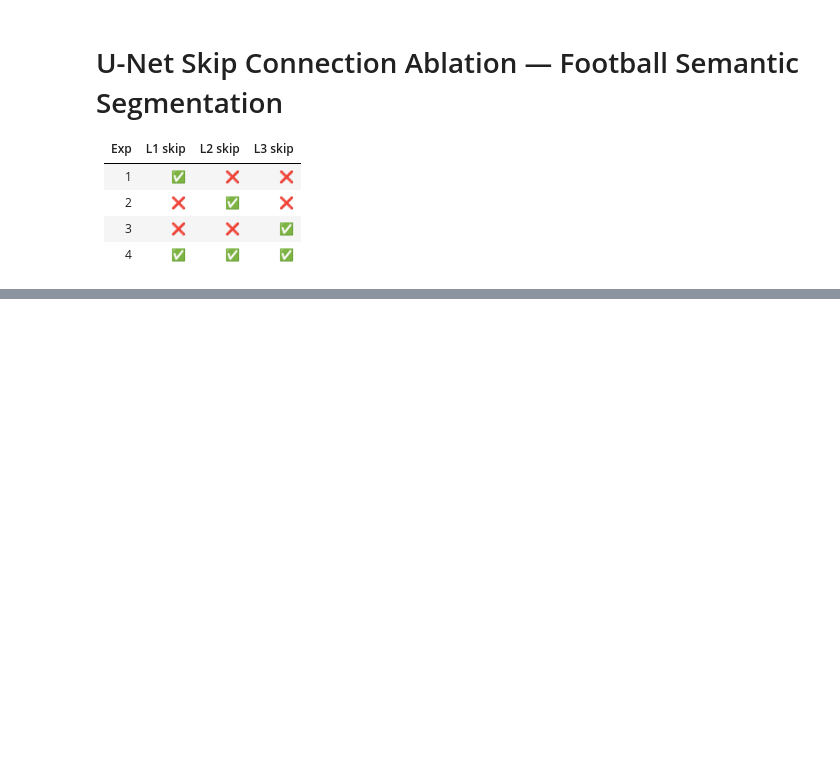
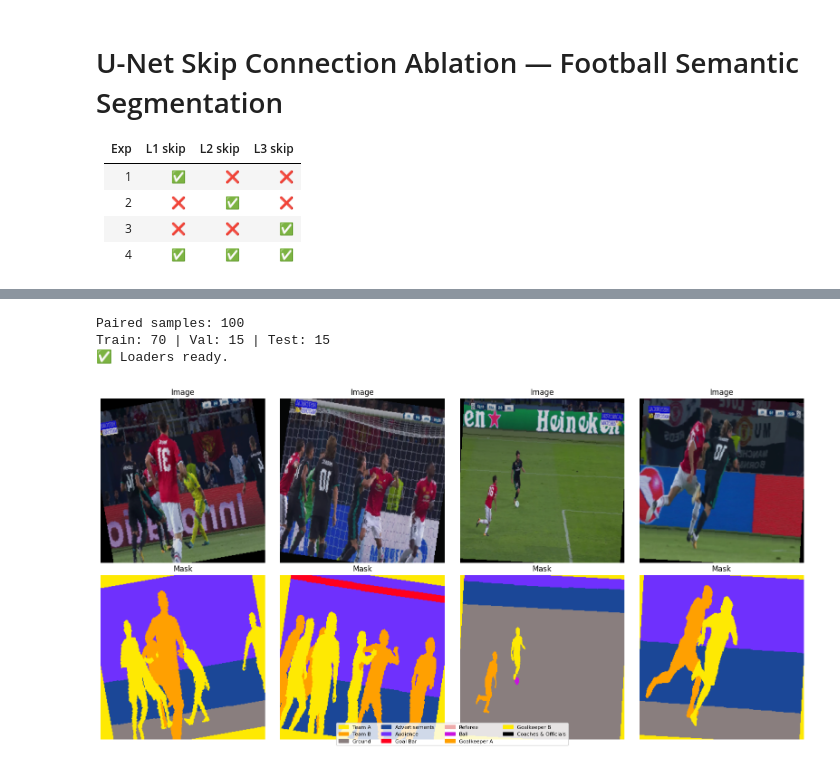
Before and after one commit to mohammedrefai20/Computer-Vision-Course, a Jupyter notebook: lab 2/unet_football.ipynb, the cells around one changed output, grey strips where cells are left out. Saved outputs shown, nothing was run; the diff lists cells and outputs as text; code cells hidden in the pictures; blank space fills up the shorter version.

```diff
--- a/lab 2/unet_football.ipynb
+++ b/lab 2/unet_football.ipynb
@@ -140,17 +196,21 @@ print('Dataset class defined.')
 # %%
-# ── Build splits ──────────────────────────────────────────────────────────────
+# ── Build splits (ordered — no shuffle to avoid video frame leakage) ──────────
 image_files = []
 for p in sorted(IMAGE_DIR.glob('*.jpg')):
-    if Path(str(p) + '___save.png').exists():
+    if Path(str(p) + '___fuse.png').exists():
         image_files.append(str(p))
 
 print(f'Paired samples: {len(image_files)}')
 assert len(image_files) > 0, 'No paired samples found!'
 
-train_files, temp_files = train_test_split(
-    image_files, test_size=VAL_SPLIT+TEST_SPLIT, random_state=SEED)
-val_files, test_files = train_test_split(
-    temp_files, test_size=TEST_SPLIT/(VAL_SPLIT+TEST_SPLIT), random_state=SEED)
+# Ordered split: first 70% train, next 15% val, last 15% test
+n       = len(image_files)
+n_train = int(n * 0.70)
+n_val   = int(n * 0.15)
+
+train_files = image_files[:n_train]
+val_files   = image_files[n_train : n_train + n_val]
+test_files  = image_files[n_train + n_val:]
 
 print(f'Train: {len(train_files)} | Val: {len(val_files)} | Test: {len(test_files)}')
 
@@ -158,27 +218,40 @@ train_ds = FootballSegDataset(train_files, IMAGE_SIZE, augment=True)
 val_ds   = FootballSegDataset(val_files,   IMAGE_SIZE, augment=False)
 test_ds  = FootballSegDataset(test_files,  IMAGE_SIZE, augment=False)
 
-train_loader = DataLoader(train_ds, batch_size=BATCH_SIZE, shuffle=True,  num_workers=2, pin_memory=True)
-val_loader   = DataLoader(val_ds,   batch_size=BATCH_SIZE, shuffle=False, num_workers=2, pin_memory=True)
-test_loader  = DataLoader(test_ds,  batch_size=BATCH_SIZE, shuffle=False, num_workers=2, pin_memory=True)
+train_loader = DataLoader(train_ds, batch_size=BATCH_SIZE, shuffle=True,
+                           num_workers=2, pin_memory=True)
+val_loader   = DataLoader(val_ds,   batch_size=BATCH_SIZE, shuffle=False,
+                           num_workers=2, pin_memory=True)
+test_loader  = DataLoader(test_ds,  batch_size=BATCH_SIZE, shuffle=False,
+                           num_workers=2, pin_memory=True)
 print('✅ Loaders ready.')
+# %% [output]
+Paired samples: 100
+Train: 70 | Val: 15 | Test: 15
+✅ Loaders ready.
 # %%
 # ── Quick visual check ────────────────────────────────────────────────────────
 mean = np.array([0.485,0.456,0.406]); std = np.array([0.229,0.224,0.225])
 def denorm(t): return np.clip(t.permute(1,2,0).cpu().numpy()*std+mean, 0, 1)
 def colorise(mask_np):
     rgb = np.zeros((*mask_np.shape, 3), dtype=np.uint8)
-    for i,c in enumerate(PALETTE): rgb[mask_np==i] = c
+    for color, idx in COLOR_TO_CLASS.items():
+        rgb[mask_np==idx] = list(color)
     return rgb
 
 imgs, masks = next(iter(train_loader))
 fig, axes = plt.subplots(2, 4, figsize=(16,8))
 for i in range(4):
     axes[0,i].imshow(denorm(imgs[i])); axes[0,i].set_title('Image'); axes[0,i].axis('off')
     axes[1,i].imshow(colorise(masks[i].numpy())); axes[1,i].set_title('Mask'); axes[1,i].axis('off')
-patches = [mpatches.Patch(color=[c/255 for c in PALETTE[i]], label=CLASS_NAMES[i]) for i in range(NUM_CLASSES)]
+patches = [mpatches.Patch(color=[c/255 for c in color], label=CLASS_NAMES[idx])
+           for color, idx in COLOR_TO_CLASS.items()]
 fig.legend(handles=patches, loc='lower center', ncol=4, fontsize=8)
-plt.tight_layout(); plt.savefig('/kaggle/working/sample_batch.png', dpi=120, bbox_inches='tight'); plt.show()
+plt.tight_layout()
+plt.savefig('/kaggle/working/sample_batch.png', dpi=120, bbox_inches='tight')
+plt.show()
+# %% [output]
+[figure, added]
 # %%
 # ── U-Net Architecture ────────────────────────────────────────────────────────
 # skip_mask = [L1, L2, L3]  True = skip connection active
```
Also changed, not shown: parts of 19 cells of this notebook.
